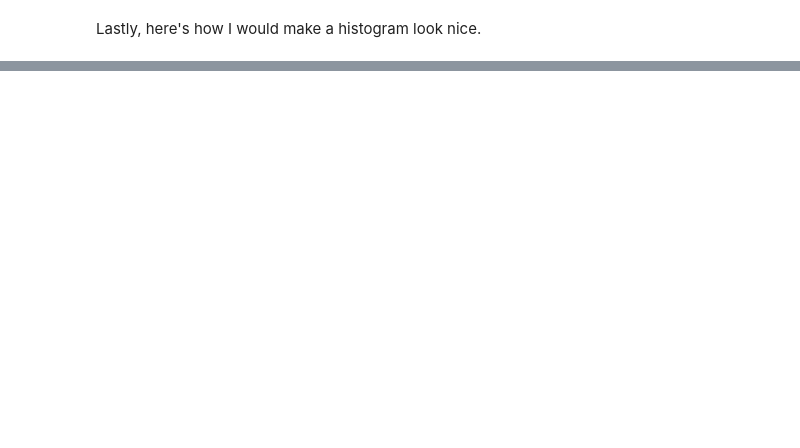
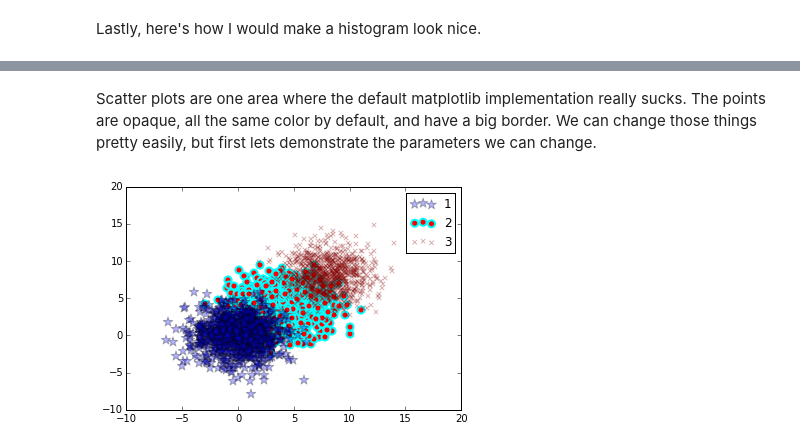
Before and after one commit to gillenbrown/PythonTutorial, a Jupyter notebook: Plotting.ipynb, the cells around one changed output, grey strips where cells are left out. Cells and saved outputs as stored; diff of their text form; code cells hidden in the pictures; blank space fills up the shorter version.

```diff
--- a/Plotting.ipynb
+++ b/Plotting.ipynb
@@ -249,0 +273,9 @@ Again, try changing the parameters in that plot to see how it changes things.
+# %% [markdown]
+Scatter plots are one area where the default matplotlib implementation really sucks. The points are opaque, all the same color by default, and have a big border. We can change those things pretty easily, but first lets demonstrate the parameters we can change.
+# %%
+plt.scatter(x1, y1, s=100, marker="*", alpha=0.3, label="1")
+plt.scatter(x2, y2, s=50, c="r", linewidth=2, edgecolor='cyan', label="2", zorder=0)
+plt.scatter(x3, y3, color="maroon", alpha=0.3, marker="x", label="3")
+plt.legend();
+# %% [output]
+[figure, added]
```
Also changed, not shown: parts of 29 cells of this notebook.
